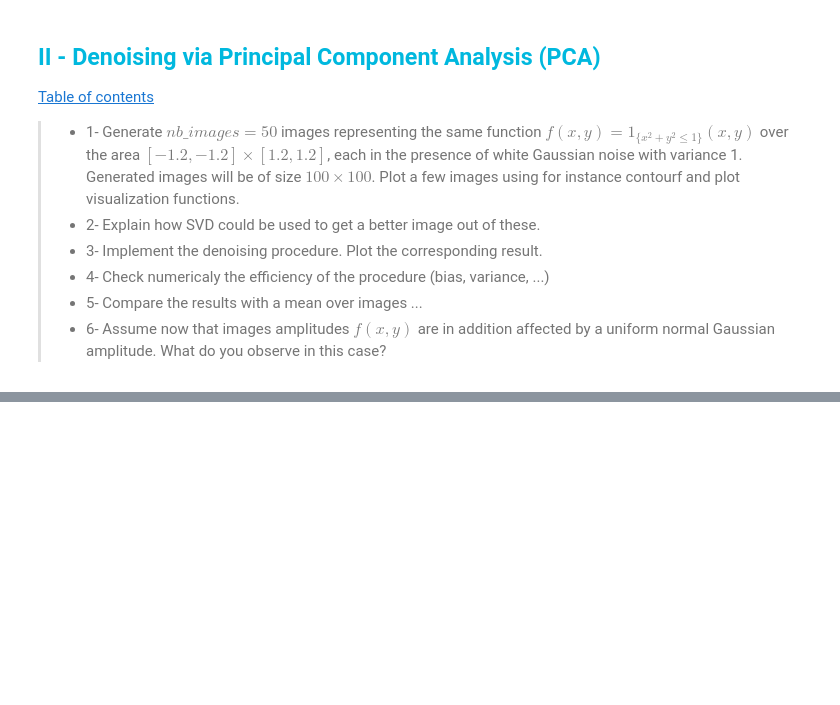
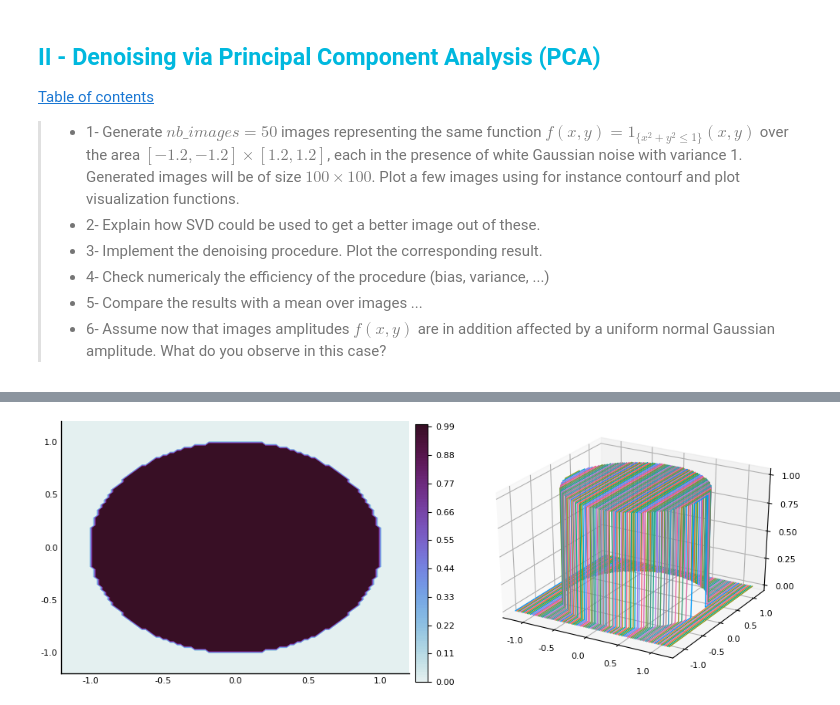
Before and after one commit to gonzaq94/Numerical-Methods-projects, a Jupyter notebook: Source localization.ipynb, the cells around one changed output, grey strips where cells are left out. Cells and saved outputs as stored; diff of their text form; code cells hidden in the pictures; blank space fills up the shorter version.

```diff
--- a/Source localization.ipynb
+++ b/Source localization.ipynb
@@ -236,0 +238,6 @@ plot(phased,g.(phased*π/180),title="Music algorithm ϕ=50°, N = 16")
+# %%
+fig1 = contourf(X,Y,Z0[:,:], nlevels = 100, c=:dense,label="")
+fig2 = plot(X,Y,Z0[:,:],label="")
+plot(fig1,fig2,layout=(1,2))
+# %% [output]
+[figure, added]
```
Also changed, not shown: parts of 19 cells of this notebook.
